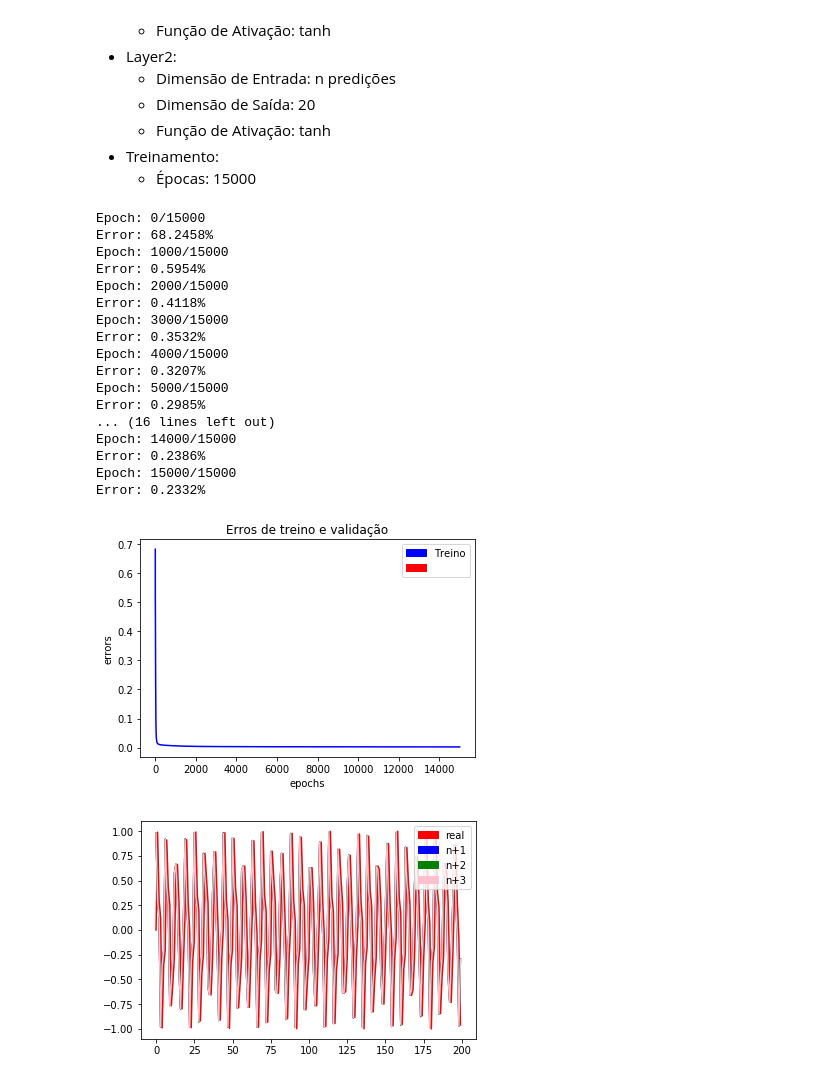
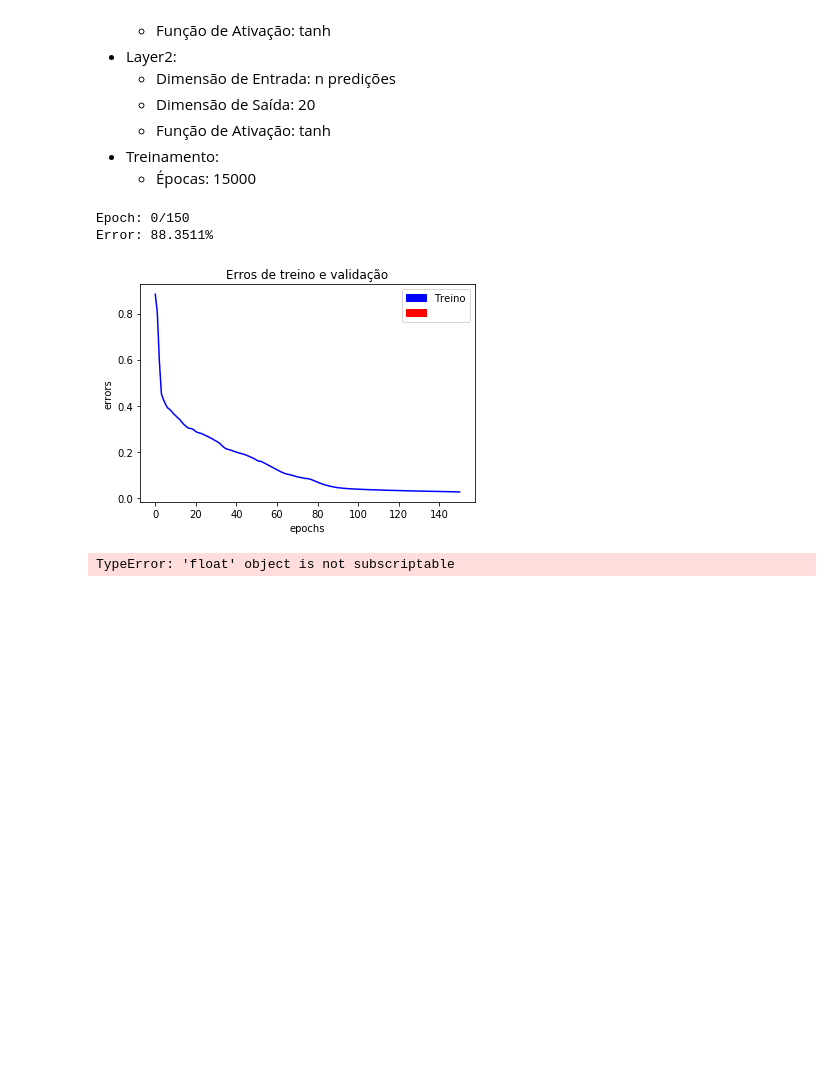
Before and after one commit to Vnicius/deep-learning-atividades, a Jupyter notebook: Lista_1/Questao2/Questao-2-3.ipynb, the cells around one changed output. Cells and saved outputs as stored; diff of their text form; code cells hidden in the pictures; blank space fills up the shorter version.

```diff
--- a/Lista_1/Questao2/Questao-2-3.ipynb
+++ b/Lista_1/Questao2/Questao-2-3.ipynb
@@ -134,8 +134,9 @@ def plot_q5(x, y, y_pred):
 
     for j in range(1, 4):
         for index in range(0, len(y_pred), j):
-            for d in y_pred[index][:j]:
+            for d in y[index][:j-1]:
                 datas['n+' + str(j)].append(d)
+            datas['n+' + str(j)].append(y_pred[index][j])
 
     for index, label in enumerate(labels):
         patches.append(mpatches.Patch(color=colors[index], label=label))
@@ -1099,56 +1100,41 @@ Matriz de confusão:
 k = 10
 n = 3
 
-x = np.arange(-k, 200 + n)
+x = np.arange(-k, 100 + n)
 y = np.sin(x + np.sin(x)**2)
 
 x = x.tolist()
 y = y.tolist()
 
 x_train = []
 y_train = []
 
 for index in range(k, len(x) - n):
     x_train.append(y[index - k : index])
     y_train.append(y[index + 1 : index + 1 + n])
 
 x = x[k: -n]
 x_train = np.array(x_train)
 y_train = np.array(y_train)
 
 # Instanciando o modelo
 # nn = NeuralNetwork(cost_func=softmax_neg_log_likelihood, learning_rate=0.01, momentum=0.2)
 nn = NeuralNetwork(cost_func=mse, learning_rate=0.01, momentum=0.9)
 nn.add_layer(Layer(input_dim=x_train.shape[1], output_dim=20, activation=tanh))
 nn.add_layer(Layer(input_dim=20, output_dim=y_train.shape[1], activation=tanh))
 
 # Treinando a rede
-error_train, _ = nn.fit(x_train, y_train, batch_size=20, epochs=15000, verbose=1000, accuracy=False)
+error_train, _ = nn.fit(x_train, y_train, batch_size=20, epochs=150, verbose=1000, accuracy=False)
 
 #print(x_train)
 #print(y_train)
 
 plot_error([error_train, []], ["Treino", ""])
 
 y_pred = nn.predict(x_train)
 plot_q5(x, y, y_pred)
 # %% [output]
-Epoch: 0/15000
-Error: 68.2458%
-Epoch: 1000/15000
-Error: 0.5954%
-Epoch: 2000/15000
-Error: 0.4118%
-Epoch: 3000/15000
-Error: 0.3532%
-Epoch: 4000/15000
-Error: 0.3207%
-Epoch: 5000/15000
-Error: 0.2985%
-... (16 lines left out)
-Epoch: 14000/15000
-Error: 0.2386%
-Epoch: 15000/15000
-Error: 0.2332%
+Epoch: 0/150
+Error: 88.3511%
-[figure, old version]
+[figure, new version]
-[figure, removed]
+TypeError: 'float' object is not subscriptable
```
Also changed, not shown: 6 other files.
